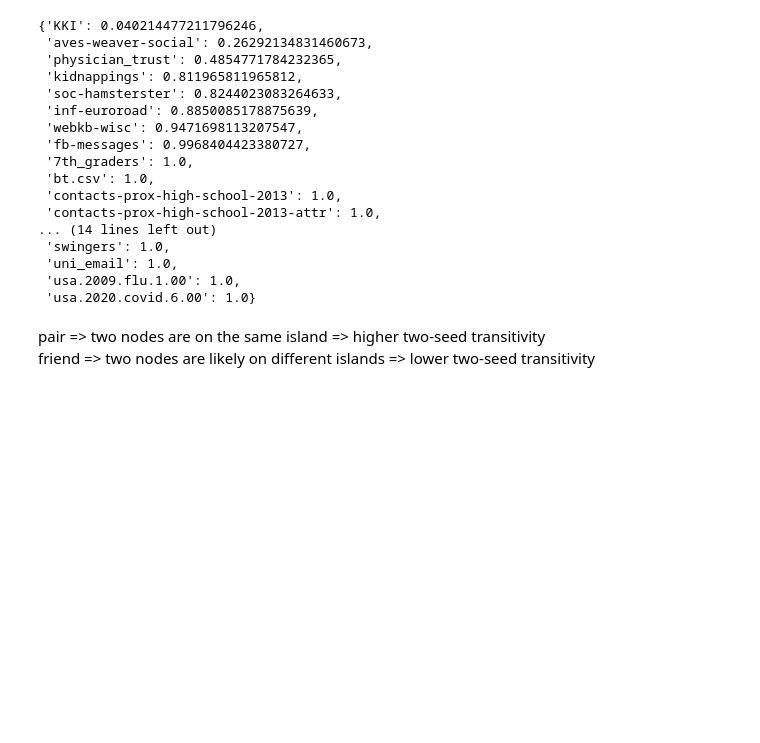
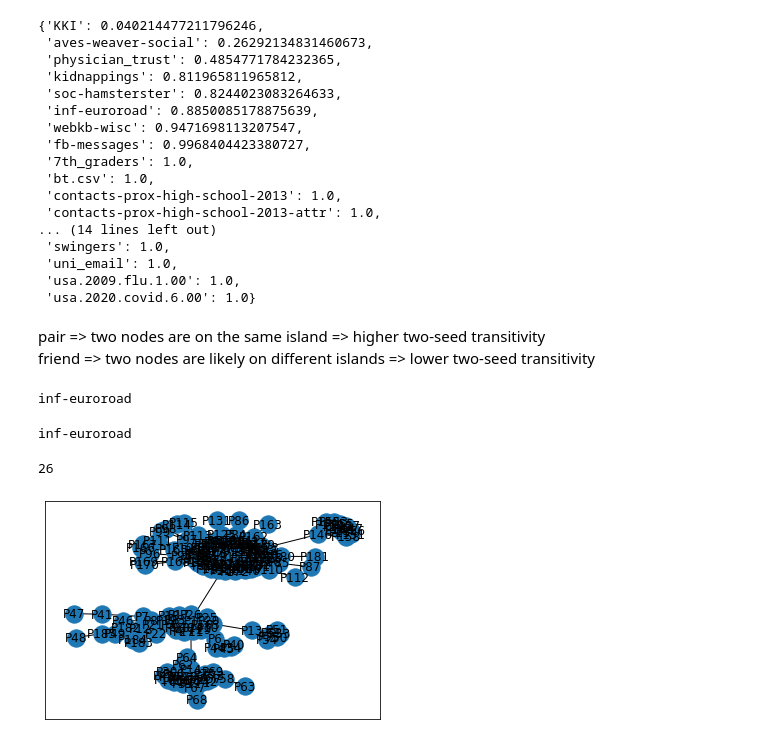
Before and after one commit to rajan-shankar/Seeding-in-Social-Networks, a Jupyter notebook: island_metric.ipynb, the cells around one changed output. Drawn from its saved outputs; the diff is of its cells as text; code cells hidden in the pictures; blank space fills up the shorter version.

```diff
--- a/island_metric.ipynb
+++ b/island_metric.ipynb
@@ -69,3 +68,58 @@ dict(sorted(lcc_prop.items(), key=lambda item: item[1]))
 # %% [markdown]
 pair => two nodes are on the same island => higher two-seed transitivity
 friend => two nodes are likely on different islands => lower two-seed transitivity
+# %%
+path = "mass_data/less_than_1500_nodes"
+data_paths = ["inf-euroroad"]
+G_list = []
+
+for d_path in data_paths:
+    print(d_path)
+    if any(fname.endswith('.csv') for fname in  glob.glob('{}/{}/*'.format(path,d_path))):
+        df = pd.read_csv('{}/{}/edges.csv'.format(path,d_path))
+        G = nx.from_pandas_edgelist(df, "# source", " target")
+
+    elif any(fname.endswith('.edgelist') for fname in glob.glob('{}/{}/*'.format(path,d_path))):
+        G = nx.read_edgelist("{}/{}/edges.edgelist".format(path, d_path), nodetype=int)
+
+    elif not any(fname.endswith('txt.gz') for fname in  glob.glob('{}/{}/*'.format(path,d_path))):
+        G = nx.read_adjlist("{}/{}/edges.txt".format(path, d_path), nodetype=int)
+
+    else:
+        G = nx.read_adjlist(gzip.open('{}/{}/edges.txt.gz'.format(path,d_path)), nodetype=int)
+
+    G_list.append(G)
+# %% [output]
+inf-euroroad
+# %%
+path = "mass_data/less_than_1500_nodes"
+data_paths = ["inf-euroroad"]
+lcc_prop = {}
+
+for d_path in data_paths:
+    print(d_path)
+    if any(fname.endswith('.csv') for fname in  glob.glob('{}/{}/*'.format(path,d_path))):
+        df = pd.read_csv('{}/{}/edges.csv'.format(path,d_path))
+        G = nx.from_pandas_edgelist(df, "# source", " target")
+
+    elif any(fname.endswith('.edgelist') for fname in glob.glob('{}/{}/*'.format(path,d_path))):
+        G = nx.read_edgelist("{}/{}/edges.edgelist".format(path, d_path), nodetype=int)
+
+    elif not any(fname.endswith('txt.gz') for fname in  glob.glob('{}/{}/*'.format(path,d_path))):
+        G = nx.read_adjlist("{}/{}/edges.txt".format(path, d_path), nodetype=int)
+
+    else:
+        G = nx.read_adjlist(gzip.open('{}/{}/edges.txt.gz'.format(path,d_path)), nodetype=int)
+
+    components = sorted(list(nx.connected_components(G)), key=len, reverse=True)
+    lcc_prop[d_path] = len(components[0]) / np.sum([len(c) for c in components])
+# %% [output]
+inf-euroroad
+# %%
+len(components)
+# %% [output]
+26
+# %%
+nx.draw_networkx(G_list[0])
+# %% [output]
+[figure, added]
```
Also changed, not shown: parts of 8 cells of this notebook, 8 other files.
